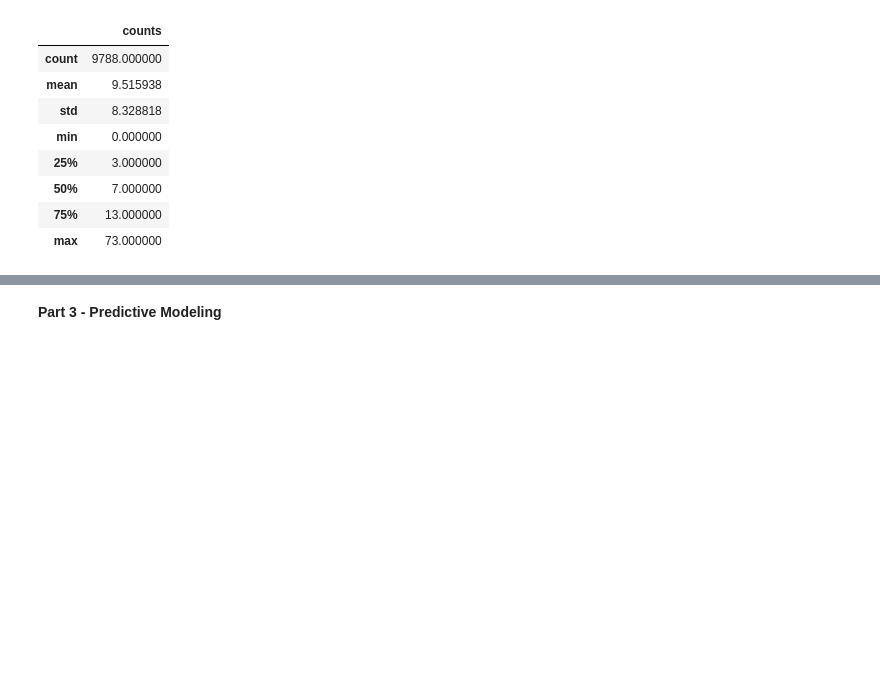
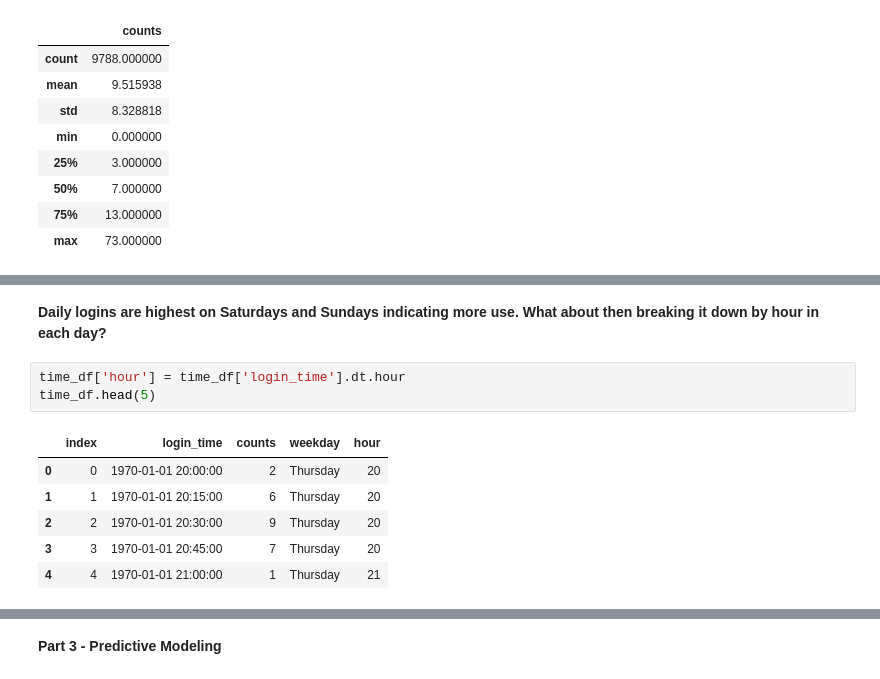
Before and after one commit to mightysquirrely/Springboard-Mini-Projects, a Jupyter notebook: Take-Home-Challenge-Code.ipynb, the cells around one changed output, grey strips where cells are left out. Cells and saved outputs as stored; diff of their text form; blank space fills up the shorter version.

```diff
--- a/Take-Home-Challenge-Code.ipynb
+++ b/Take-Home-Challenge-Code.ipynb
@@ -67,0 +135,13 @@ On average there are approximately 10 logins every 15 minutes.  The median shows
+# %% [markdown]
+**Daily logins are highest on Saturdays and Sundays indicating more use.
+What about then breaking it down by hour in each day?**
+# %%
+time_df['hour'] = time_df['login_time'].dt.hour
+time_df.head(5)
+# %% [output]
+|  | index | login_time | counts | weekday | hour |
+| 0 | 0 | 1970-01-01 20:00:00 | 2 | Thursday | 20 |
+| 1 | 1 | 1970-01-01 20:15:00 | 6 | Thursday | 20 |
+| 2 | 2 | 1970-01-01 20:30:00 | 9 | Thursday | 20 |
+| 3 | 3 | 1970-01-01 20:45:00 | 7 | Thursday | 20 |
+| 4 | 4 | 1970-01-01 21:00:00 | 1 | Thursday | 21 |
```
Also changed, not shown: parts of 24 cells of this notebook.
